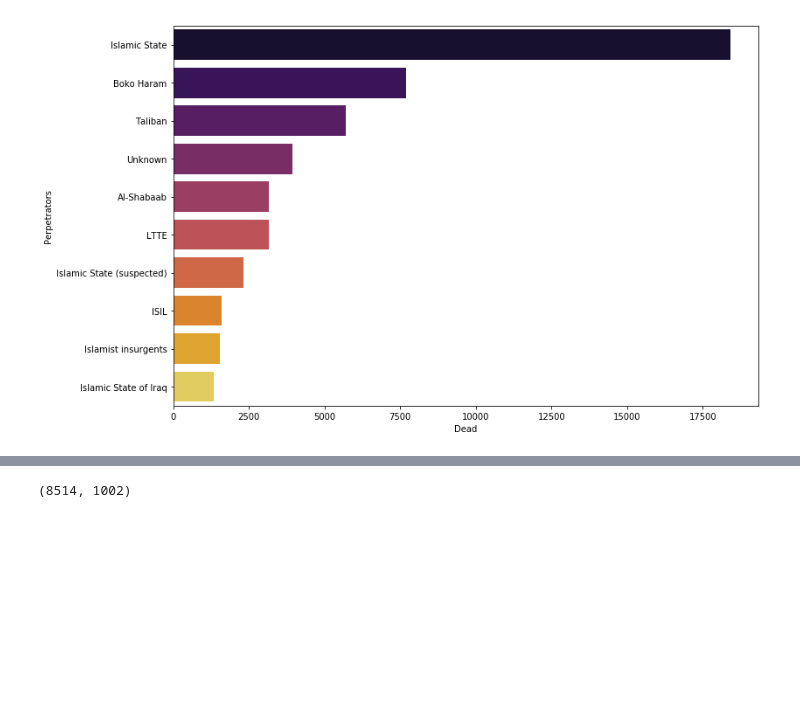
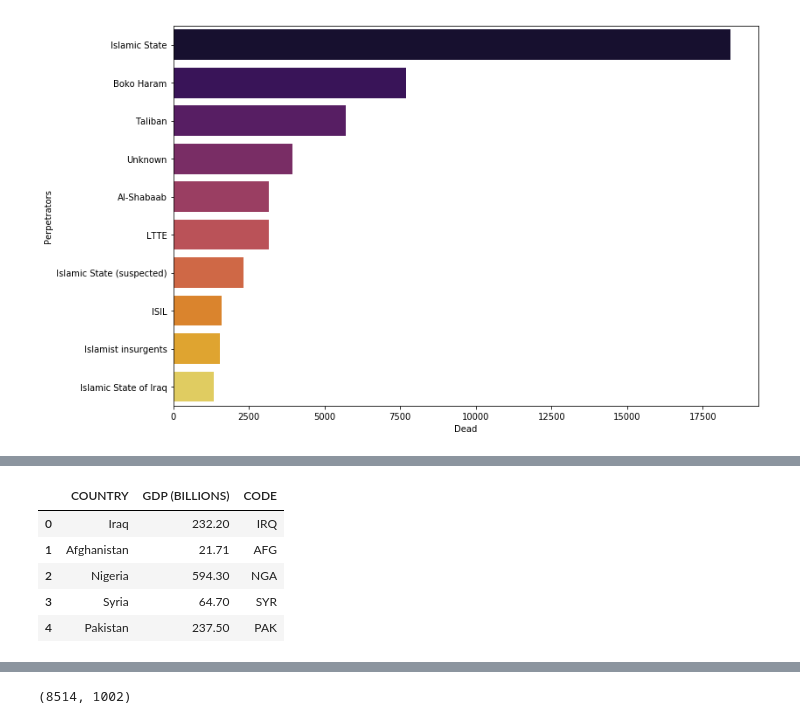
Before and after one commit to SupChanda/Predicting-perpetrators-of-global-terrorism, a Jupyter notebook: Predicting Perpetrator using Machine Learning algorithm.ipynb, the cells around one changed output, grey strips where cells are left out. Saved outputs shown, nothing was run; the diff lists cells and outputs as text; code cells hidden in the pictures; blank space fills up the shorter version.

```diff
--- a/Predicting Perpetrator using Machine Learning algorithm.ipynb
+++ b/Predicting Perpetrator using Machine Learning algorithm.ipynb
@@ -308,0 +332,9 @@ sns.barplot(x=grp_with_highest_attacks['Dead'][0:10],y = grp_with_highest_attack
+# %%
+tempDT.head()
+# %% [output]
+|  | COUNTRY | GDP (BILLIONS) | CODE |
+| 0 | Iraq | 232.20 | IRQ |
+| 1 | Afghanistan | 21.71 | AFG |
+| 2 | Nigeria | 594.30 | NGA |
+| 3 | Syria | 64.70 | SYR |
+| 4 | Pakistan | 237.50 | PAK |
```
Also changed, not shown: parts of 8 cells of this notebook, 1 other file.
